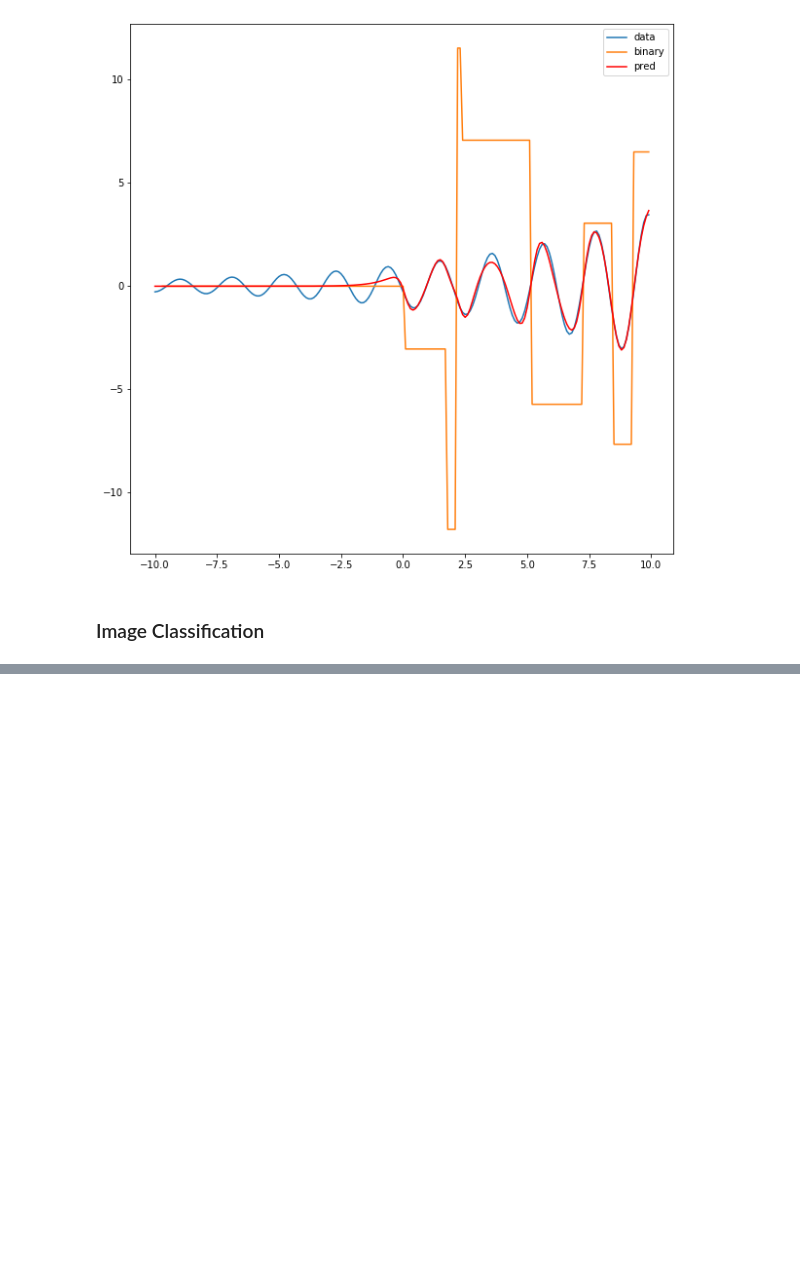
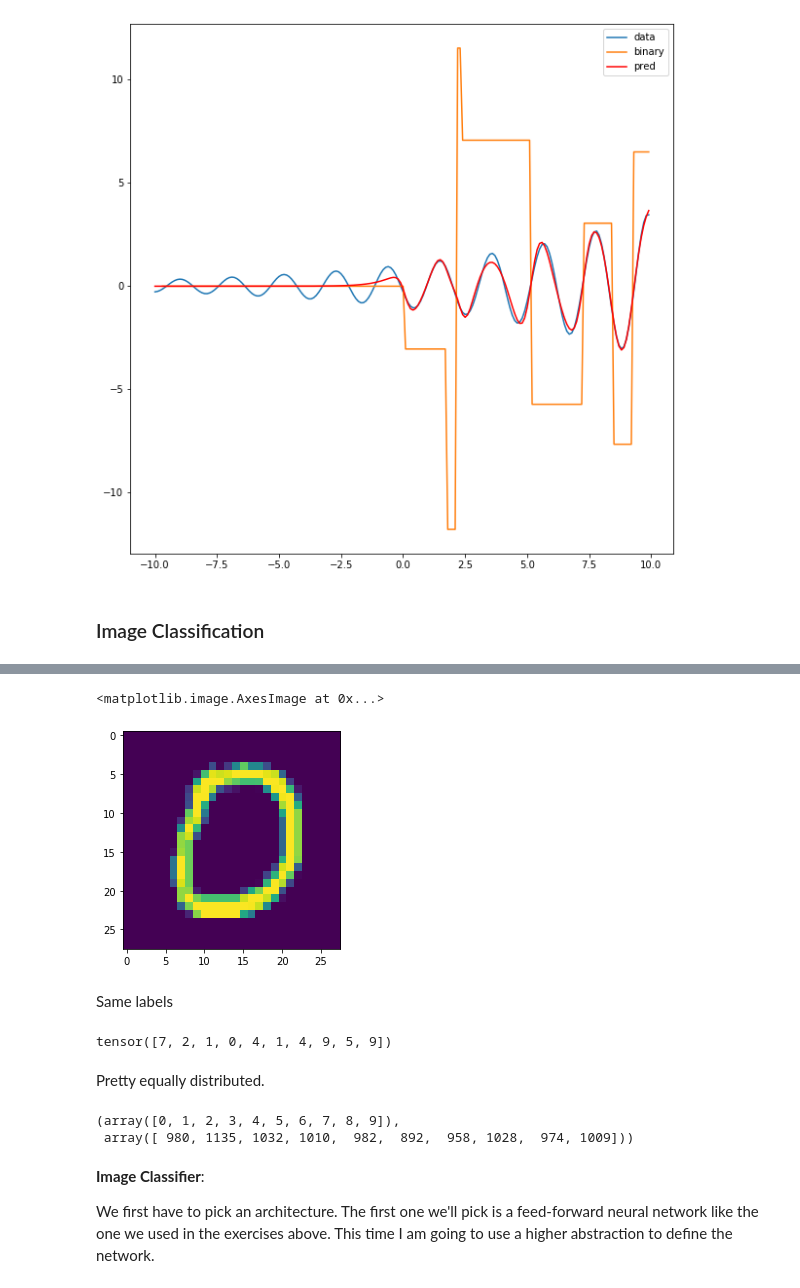
Before and after one commit to TreeinRandomForest/BrnoMLWorkshop2019, a Jupyter notebook: BrnoTeaching2019/notebooks/Day 4 and 5 - Neural Networks.ipynb, the cells around one changed output, grey strips where cells are left out. Cells and saved outputs as stored; diff of their text form; code cells hidden in the pictures; blank space fills up the shorter version.

```diff
--- a/BrnoTeaching2019/notebooks/Day 4 and 5 - Neural Networks.ipynb
+++ b/BrnoTeaching2019/notebooks/Day 4 and 5 - Neural Networks.ipynb
@@ -920,0 +988,22 @@ MNIST consists of images of hand-written digits.
+# %%
+plt.imshow(mnist_test.data[10])
+# %% [output]
+<matplotlib.image.AxesImage at 0x...>
+[figure, added]
+# %% [markdown]
+Same labels
+# %%
+mnist_test.targets[0:10]
+# %% [output]
+tensor([7, 2, 1, 0, 4, 1, 4, 9, 5, 9])
+# %% [markdown]
+Pretty equally distributed.
+# %%
+np.unique(mnist_test.targets, return_counts=True)
+# %% [output]
+(array([0, 1, 2, 3, 4, 5, 6, 7, 8, 9]),
+ array([ 980, 1135, 1032, 1010,  982,  892,  958, 1028,  974, 1009]))
+# %% [markdown]
+**Image Classifier**:
+
+We first have to pick an architecture. The first one we'll pick is a feed-forward neural network like the one we used in the exercises above. This time I am going to use a higher abstraction to define the network.
```
Also changed, not shown: parts of 70 cells of this notebook.
